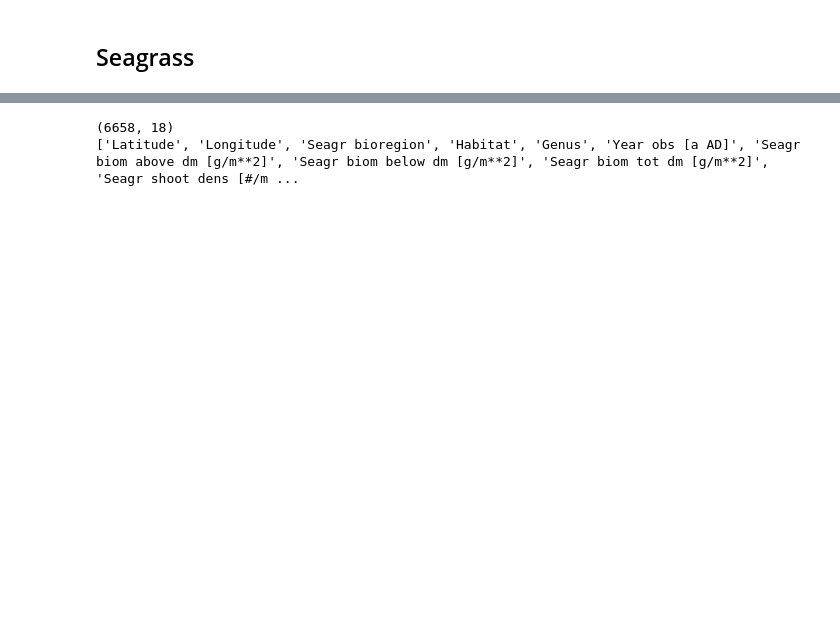
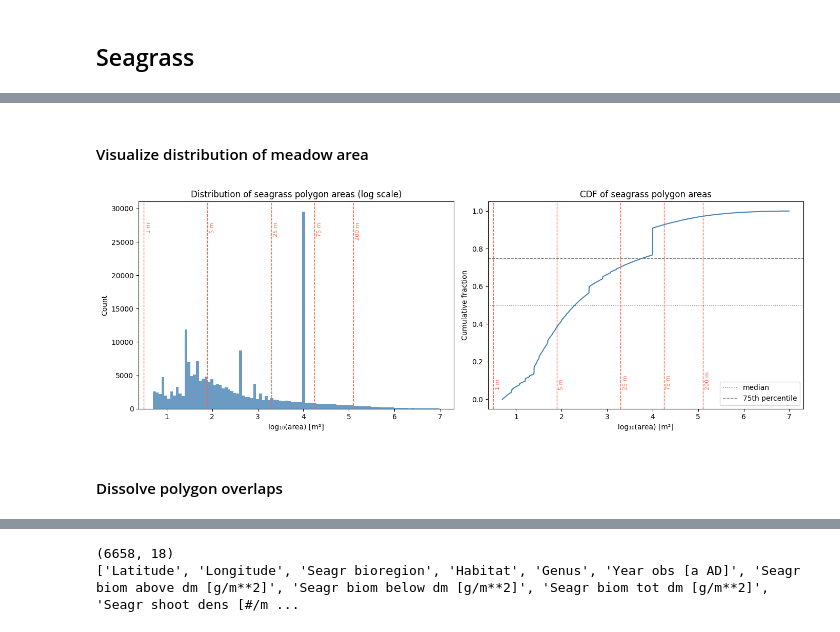
Before and after one commit to TanyaTsui/lca_for_adaptive_factories, a Jupyter notebook: notebooks/2606_spatialDataProcessing/260527_spatialDataProcessing.ipynb, the cells around one changed output, grey strips where cells are left out. Cells and saved outputs as stored; diff of their text form; code cells hidden in the pictures; blank space fills up the shorter version.

```diff
--- a/notebooks/2606_spatialDataProcessing/260527_spatialDataProcessing.ipynb
+++ b/notebooks/2606_spatialDataProcessing/260527_spatialDataProcessing.ipynb
@@ -1351,0 +1988,52 @@ Total area: 147,140.1 km²
+# %% [markdown]
+#### Visualize distribution of meadow area
+# %%
+import matplotlib.pyplot as plt
+import numpy as np
+
+seagrass = gpd.read_file("../../data/processed/spatial_data/seagrass/emodnet_seagrass_meadow_areas_3035.gpkg")
+
+# filter out zeros/negatives for log transform
+areas = seagrass['area_m2']
+areas_positive = areas[areas > 0]
+
+fig, axes = plt.subplots(1, 2, figsize=(14, 5))
+
+# --- left: log-scale histogram ---
+log_areas = np.log10(areas_positive)
+axes[0].hist(log_areas, bins=100, color='steelblue', edgecolor='none', alpha=0.8)
+axes[0].set_xlabel('log₁₀(area) [m²]')
+axes[0].set_ylabel('Count')
+axes[0].set_title('Distribution of seagrass polygon areas (log scale)')
+
+# add reference lines for buffer radii
+for radius_m, label in [(1, '1 m'), (5, '5 m'), (25, '25 m'), (75, '75 m'), (200, '200 m')]:
+    area = np.pi * radius_m**2
+    axes[0].axvline(np.log10(area), color='tomato', linestyle='--', linewidth=1)
+    axes[0].text(np.log10(area) + 0.05, axes[0].get_ylim()[1] * 0.9, label,
+                 color='tomato', fontsize=8, rotation=90, va='top')
+
+# --- right: cumulative distribution ---
+sorted_areas = np.sort(log_areas)
+cdf = np.arange(1, len(sorted_areas) + 1) / len(sorted_areas)
+axes[1].plot(sorted_areas, cdf, color='steelblue', linewidth=1.5)
+axes[1].set_xlabel('log₁₀(area) [m²]')
+axes[1].set_ylabel('Cumulative fraction')
+axes[1].set_title('CDF of seagrass polygon areas')
+axes[1].axhline(0.5, color='gray', linestyle=':', linewidth=1, label='median')
+axes[1].axhline(0.75, color='gray', linestyle='--', linewidth=1, label='75th percentile')
+
+for radius_m, label in [(1, '1 m'), (5, '5 m'), (25, '25 m'), (75, '75 m'), (200, '200 m')]:
+    area = np.pi * radius_m**2
+    axes[1].axvline(np.log10(area), color='tomato', linestyle='--', linewidth=1)
+    axes[1].text(np.log10(area) + 0.05, 0.05, label,
+                 color='tomato', fontsize=8, rotation=90, va='bottom')
+
+axes[1].legend()
+
+plt.tight_layout()
+plt.show()
+# %% [output]
+[figure, added]
+# %% [markdown]
+#### Dissolve polygon overlaps
```
Also changed, not shown: parts of 64 cells of this notebook, 22 other files.
